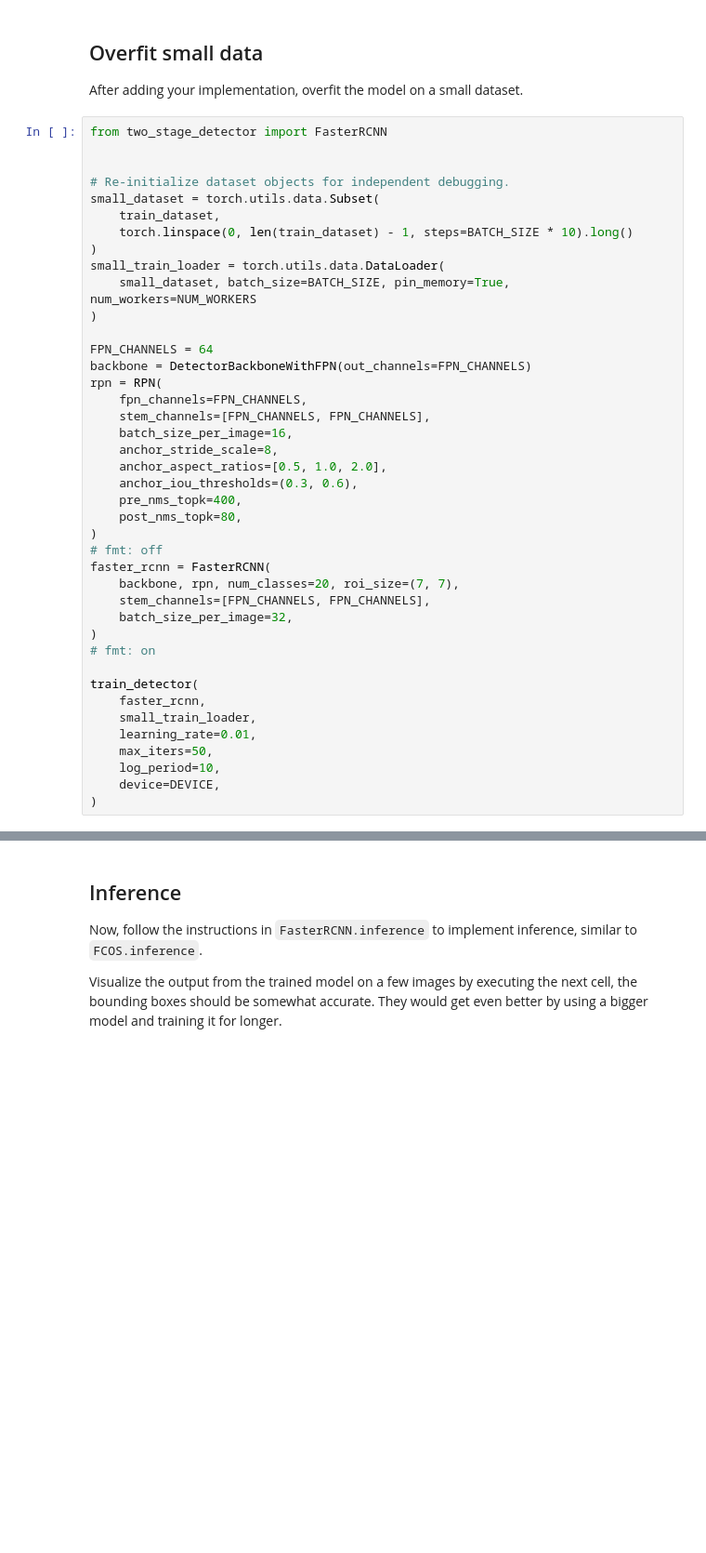
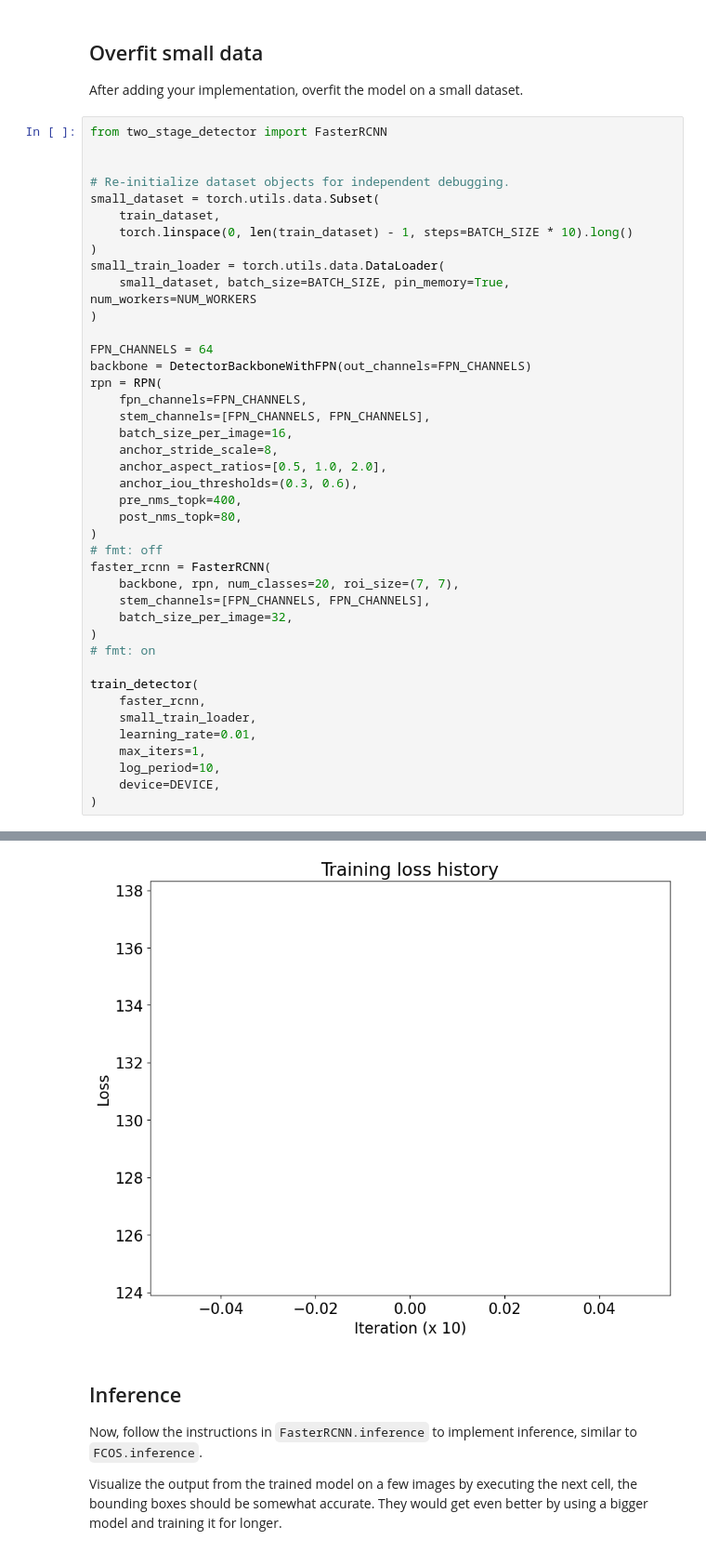
Before and after one commit to anzeameol/UMich-EECS498, a Jupyter notebook: my solution/A4/two_stage_detector.ipynb, the cells around one changed output, grey strips where cells are left out. Shown: that part at 93% size. Saved outputs shown, nothing was run; the diff lists cells and outputs as text; blank space fills up the shorter version.

```diff
--- a/my solution/A4/two_stage_detector.ipynb
+++ b/my solution/A4/two_stage_detector.ipynb
@@ -727,7 +727,7 @@ train_detector(
     faster_rcnn,
     small_train_loader,
     learning_rate=0.01,
-    max_iters=50,
+    max_iters=1,
     log_period=10,
     device=DEVICE,
 )
@@ -741,3 +740,4 @@ KeyboardInterrupt:
+[figure, added]
 # %% [markdown]
 ## Inference
 
```
Also changed, not shown: parts of 8 cells of this notebook, 48 other files.
